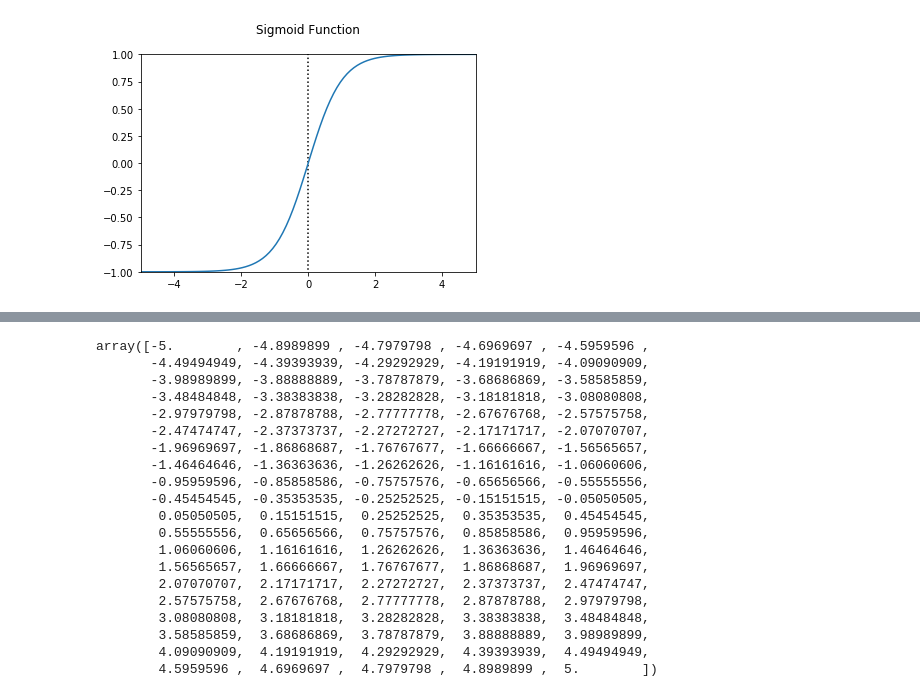
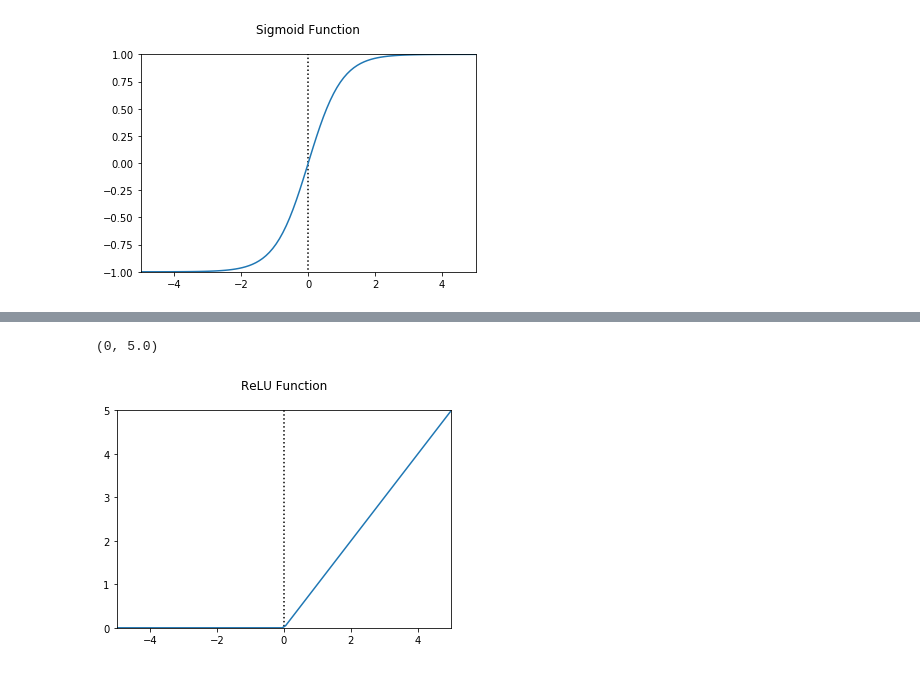
Before and after one commit to kookoowaa/ML_with_GCP, a Jupyter notebook: 07-3 Activation function.ipynb, the cells around one changed output, grey strips where cells are left out. Saved outputs shown, nothing was run; the diff lists cells and outputs as text; code cells hidden in the pictures.

```diff
--- a/07-3 Activation function.ipynb
+++ b/07-3 Activation function.ipynb
@@ -89,9 +89,3 @@ plt.ylim(round(min(fx)), round(max(fx)))
 # %% [output]
 (-1.0, 1.0)
 [figure]
-# %%
-xs = []
-for x in X:
-    x if x>0 else 0
-    xs.append(x)
-xs
@@ -116,23 +92,15 @@ xs
-# %%
-X
-# %% [output]
-array([-5.        , -4.8989899 , -4.7979798 , -4.6969697 , -4.5959596 ,
-       -4.49494949, -4.39393939, -4.29292929, -4.19191919, -4.09090909,
-       -3.98989899, -3.88888889, -3.78787879, -3.68686869, -3.58585859,
-       -3.48484848, -3.38383838, -3.28282828, -3.18181818, -3.08080808,
-       -2.97979798, -2.87878788, -2.77777778, -2.67676768, -2.57575758,
-       -2.47474747, -2.37373737, -2.27272727, -2.17171717, -2.07070707,
-       -1.96969697, -1.86868687, -1.76767677, -1.66666667, -1.56565657,
-       -1.46464646, -1.36363636, -1.26262626, -1.16161616, -1.06060606,
-       -0.95959596, -0.85858586, -0.75757576, -0.65656566, -0.55555556,
-       -0.45454545, -0.35353535, -0.25252525, -0.15151515, -0.05050505,
-        0.05050505,  0.15151515,  0.25252525,  0.35353535,  0.45454545,
-        0.55555556,  0.65656566,  0.75757576,  0.85858586,  0.95959596,
-        1.06060606,  1.16161616,  1.26262626,  1.36363636,  1.46464646,
-        1.56565657,  1.66666667,  1.76767677,  1.86868687,  1.96969697,
-        2.07070707,  2.17171717,  2.27272727,  2.37373737,  2.47474747,
-        2.57575758,  2.67676768,  2.77777778,  2.87878788,  2.97979798,
-        3.08080808,  3.18181818,  3.28282828,  3.38383838,  3.48484848,
-        3.58585859,  3.68686869,  3.78787879,  3.88888889,  3.98989899,
-        4.09090909,  4.19191919,  4.29292929,  4.39393939,  4.49494949,
-        4.5959596 ,  4.6969697 ,  4.7979798 ,  4.8989899 ,  5.        ])
+# %%
+fx = []
+for x in X:
+    x=x if x>0 else 0
+    fx.append(x)
+
+plt.plot(X, fx)
+plt.title('ReLU Function\n')
+#plt.hlines(y = 0, xmin = -5, xmax =5, linestyles=':')
+plt.vlines(x = 0, ymin = -5, ymax =5, linestyles=':')
+plt.xlim(-5, 5)
+plt.ylim(round(min(fx)), round(max(fx)))
+# %% [output]
+(0, 5.0)
+[figure, added]
```
Also changed, not shown: parts of 2 cells of this notebook.
